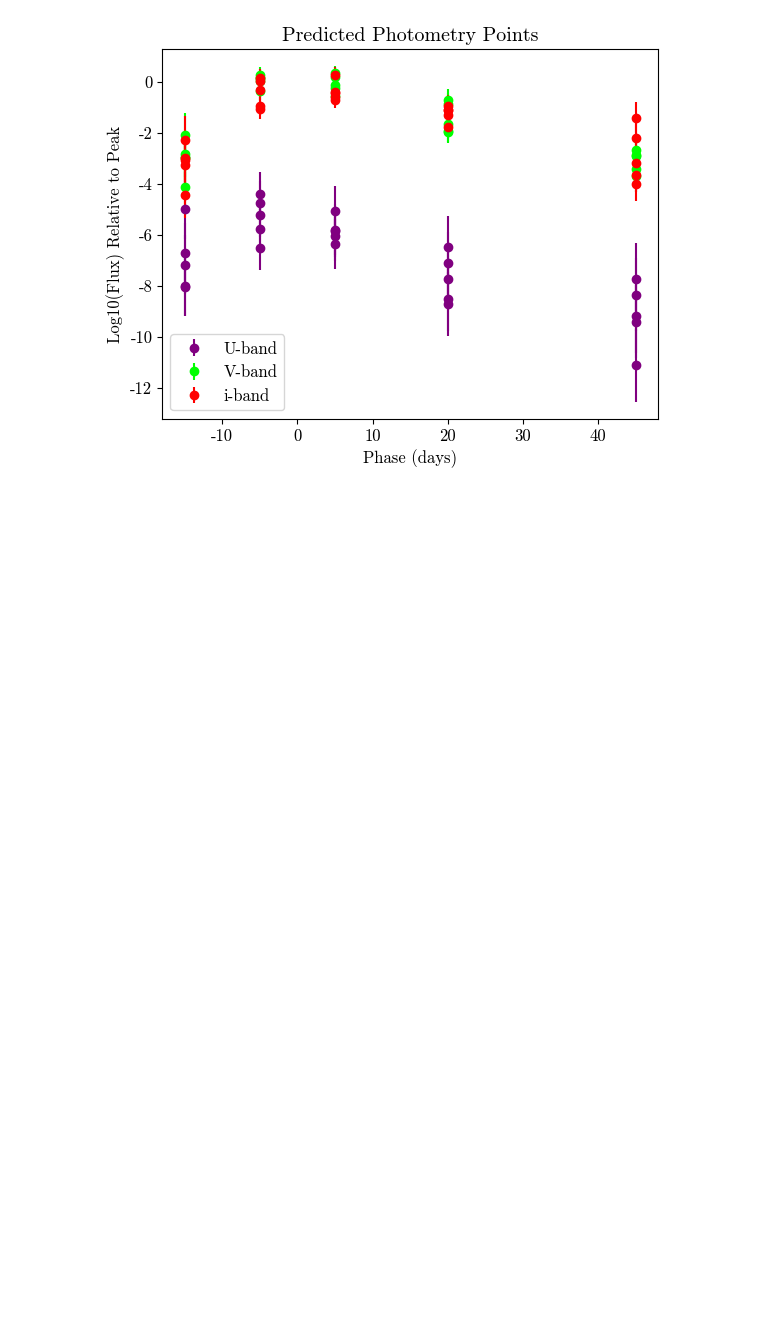
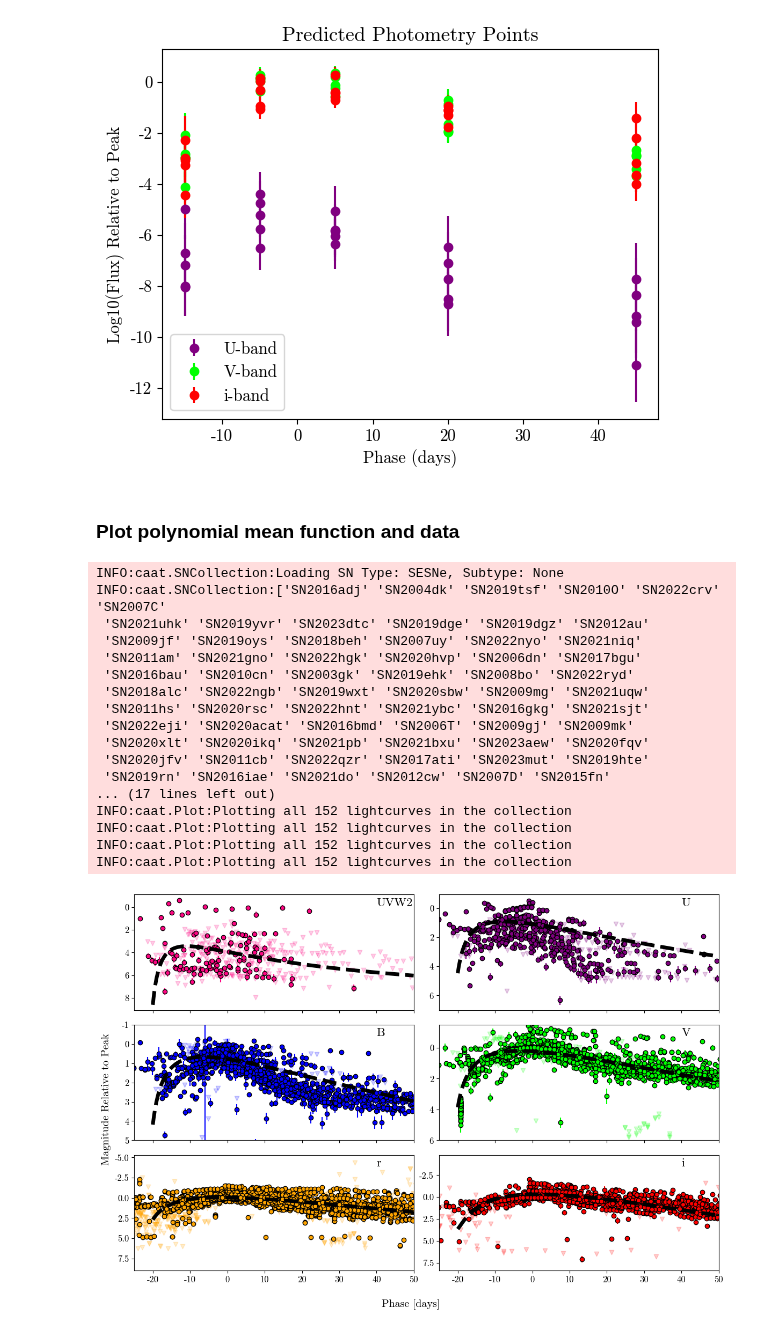
Before and after one commit to crpellegrino/gopreaux, a Jupyter notebook: examples/paper/make_plots.ipynb, the cells around one changed output. Drawn from its saved outputs; the diff is of its cells as text; code cells hidden in the pictures; blank space fills up the shorter version.

```diff
--- a/examples/paper/make_plots.ipynb
+++ b/examples/paper/make_plots.ipynb
@@ -371,3 +481,73 @@ plt.legend()
 plt.show()
 # %% [output]
 [figure]
+# %% [markdown]
+### Plot polynomial mean function and data
+# %%
+from caat import SNCollection, SNModel, SN
+from caat.utils import WLE, convert_shifted_fluxes_to_shifted_mags
+import matplotlib.pyplot as plt
+import numpy as np
+
+from matplotlib import rc
+import matplotlib
+
+matplotlib.rcParams['axes.unicode_minus'] = False
+rc('font', **{'family': 'serif', 'serif': ['cmr10'], 'size': 12})
+
+typ = SNCollection(sntype="SESNe")
+model = SNModel(surface="SESNe_SNIIb_GP_model.fits")
+
+filts = np.asarray(["UVW2", "U", "B", "V", "r", "i"]).reshape(3,2)
+fig, axes = plt.subplots(nrows=filts.shape[0], ncols=filts.shape[1], figsize=(12, 8), sharex=True)
+
+for filt_row, ax_row in zip(filts, axes):
+    for filt, ax in zip(filt_row, ax_row):
+        ax = typ.plot_all_lcs(filts=[filt], ax=ax, show=False)
+
+        # Get WL of current filt, plot polynomial template at that WL
+        wl = WLE[filt]
+        wl_ind = np.argmin(abs(model.wl_grid - wl))
+
+        sn = SN(data={})
+        sn.info = {"peak_filt": "V", "peak_mag": 17}
+        polynomial_template = model.template[:, wl_ind]
+        polynomial_template = convert_shifted_fluxes_to_shifted_mags(polynomial_template, sn, sn.zps[filt])
+
+        ax.plot(model.phase_grid, polynomial_template * -1, color='black', linestyle='--', linewidth=5, zorder=5)
+
+        ax.set_xlim(-25, 50)
+        if filt == "B":
+            ax.set_ylim(-1, 5)
+        if filt == "V":
+            ax.set_ylim(-1.5, 6)
+        ax.set_xlabel("")
+        ax.set_ylabel("")
+        ax.invert_yaxis()
+        ax.text(40, ax.get_ylim()[1] + abs((ax.get_ylim()[1] - ax.get_ylim()[0]) * 0.1), filt, fontsize=16)
+
+fig.supxlabel("Phase [days]")
+fig.supylabel("Magnitude Relative to Peak")
+
+plt.tight_layout()
+# plt.savefig("/Users/craigpellegrino/work/gopreaux_papers/paper_1/figures/polynomial_templates.pdf")
+plt.show()
+# %% [output]
+INFO:caat.SNCollection:Loading SN Type: SESNe, Subtype: None
+INFO:caat.SNCollection:['SN2016adj' 'SN2004dk' 'SN2019tsf' 'SN2010O' 'SN2022crv' 'SN2007C'
+ 'SN2021uhk' 'SN2019yvr' 'SN2023dtc' 'SN2019dge' 'SN2019dgz' 'SN2012au'
+ 'SN2009jf' 'SN2019oys' 'SN2018beh' 'SN2007uy' 'SN2022nyo' 'SN2021niq'
+ 'SN2011am' 'SN2021gno' 'SN2022hgk' 'SN2020hvp' 'SN2006dn' 'SN2017bgu'
+ 'SN2016bau' 'SN2010cn' 'SN2003gk' 'SN2019ehk' 'SN2008bo' 'SN2022ryd'
+ 'SN2018alc' 'SN2022ngb' 'SN2019wxt' 'SN2020sbw' 'SN2009mg' 'SN2021uqw'
+ 'SN2011hs' 'SN2020rsc' 'SN2022hnt' 'SN2021ybc' 'SN2016gkg' 'SN2021sjt'
+ 'SN2022eji' 'SN2020acat' 'SN2016bmd' 'SN2006T' 'SN2009gj' 'SN2009mk'
+ 'SN2020xlt' 'SN2020ikq' 'SN2021pb' 'SN2021bxu' 'SN2023aew' 'SN2020fqv'
+ 'SN2020jfv' 'SN2011cb' 'SN2022qzr' 'SN2017ati' 'SN2023mut' 'SN2019hte'
+ 'SN2019rn' 'SN2016iae' 'SN2021do' 'SN2012cw' 'SN2007D' 'SN2015fn'
+... (17 lines left out)
+INFO:caat.Plot:Plotting all 152 lightcurves in the collection
+INFO:caat.Plot:Plotting all 152 lightcurves in the collection
+INFO:caat.Plot:Plotting all 152 lightcurves in the collection
+INFO:caat.Plot:Plotting all 152 lightcurves in the collection
+[figure, added]
```
Also changed, not shown: parts of 3 cells of this notebook, 2 other files.
